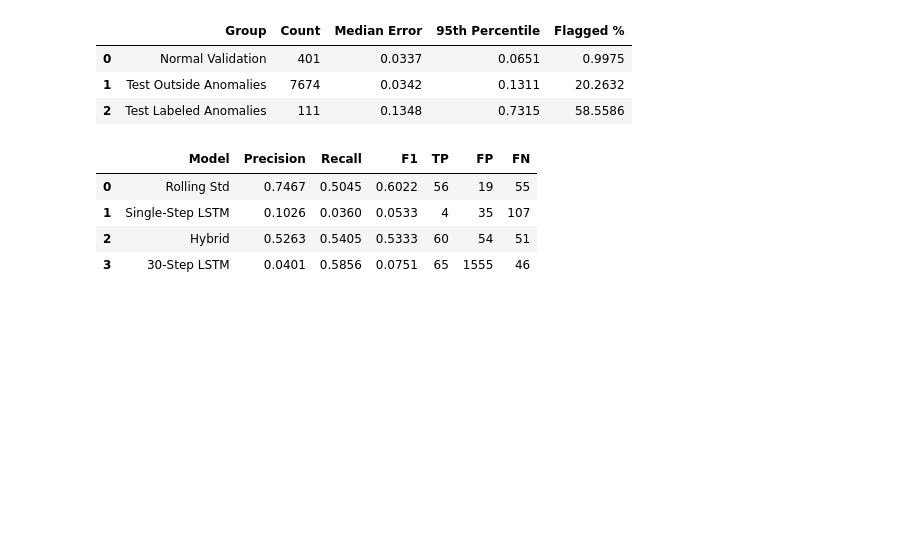
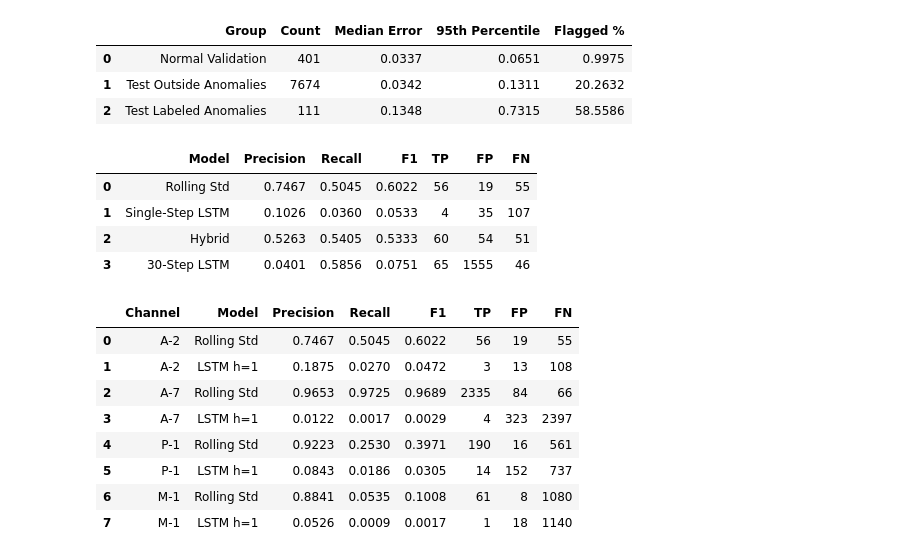
Before and after one commit to victorhuii/Spacecraft-Anomaly-Project, a Jupyter notebook: notebooks/01_exploratory_analysis.ipynb, the cells around one changed output. Saved outputs shown, nothing was run; the diff lists cells and outputs as text; code cells hidden in the pictures; blank space fills up the shorter version.

Commit message:
benchmark anomaly detection across NASA telemtry channels

```diff
--- a/notebooks/01_exploratory_analysis.ipynb
+++ b/notebooks/01_exploratory_analysis.ipynb
@@ -1306,3 +1306,39 @@ display(report.round(4))
 | 1 | Single-Step LSTM | 0.1026 | 0.0360 | 0.0533 | 4 | 35 | 107 |
 | 2 | Hybrid | 0.5263 | 0.5405 | 0.5333 | 60 | 54 | 51 |
 | 3 | 30-Step LSTM | 0.0401 | 0.5856 | 0.0751 | 65 | 1555 | 46 |
+# %%
+
+channels = ["A-2", "A-7", "P-1", "M-1"]
+
+reports = []
+
+for channel in channels:
+    path = root / f"reports/{channel}_h1_evaluation.csv"
+
+    df = pd.read_csv(path)
+    df.insert(0, "Channel", channel)
+
+    reports.append(df)
+
+summary = pd.concat(reports, ignore_index=True)
+
+display(
+    summary[
+        ["Channel", "Model", "Precision", "Recall", "F1", "TP", "FP", "FN"]
+    ].round(4)
+)
+
+summary.to_csv(
+    root / "reports/channel_comparison_h1.csv",
+    index=False
+)
+# %% [output]
+|  | Channel | Model | Precision | Recall | F1 | TP | FP | FN |
+| 0 | A-2 | Rolling Std | 0.7467 | 0.5045 | 0.6022 | 56 | 19 | 55 |
+| 1 | A-2 | LSTM h=1 | 0.1875 | 0.0270 | 0.0472 | 3 | 13 | 108 |
+| 2 | A-7 | Rolling Std | 0.9653 | 0.9725 | 0.9689 | 2335 | 84 | 66 |
+| 3 | A-7 | LSTM h=1 | 0.0122 | 0.0017 | 0.0029 | 4 | 323 | 2397 |
+| 4 | P-1 | Rolling Std | 0.9223 | 0.2530 | 0.3971 | 190 | 16 | 561 |
+| 5 | P-1 | LSTM h=1 | 0.0843 | 0.0186 | 0.0305 | 14 | 152 | 737 |
+| 6 | M-1 | Rolling Std | 0.8841 | 0.0535 | 0.1008 | 61 | 8 | 1080 |
+| 7 | M-1 | LSTM h=1 | 0.0526 | 0.0009 | 0.0017 | 1 | 18 | 1140 |
```
Also changed, not shown: 4 other files.
